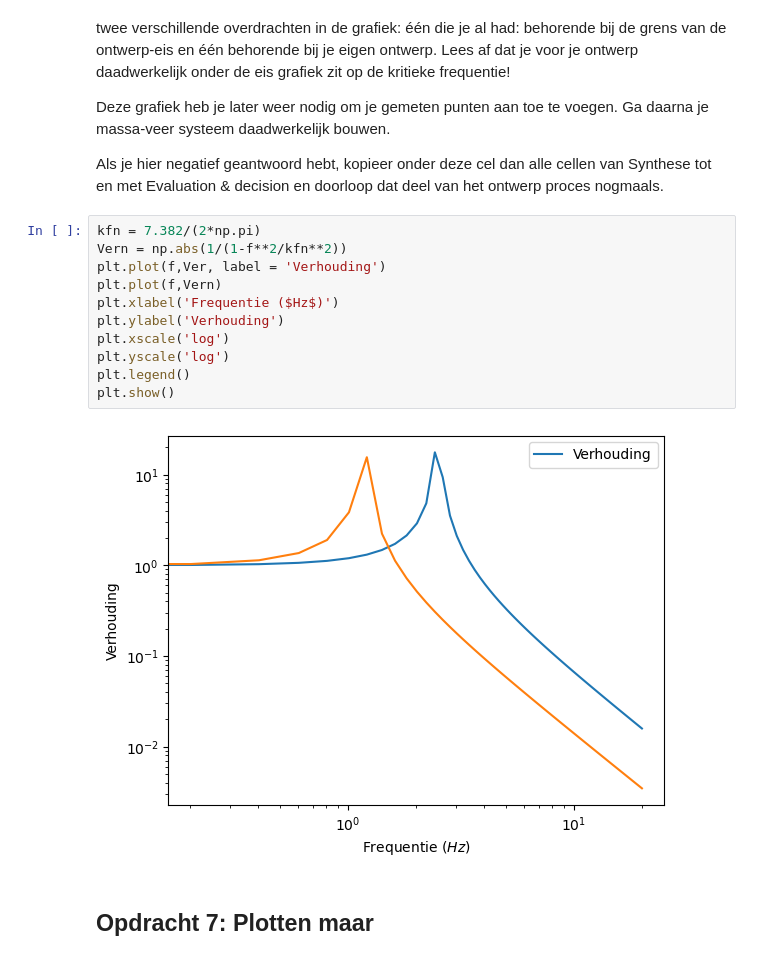
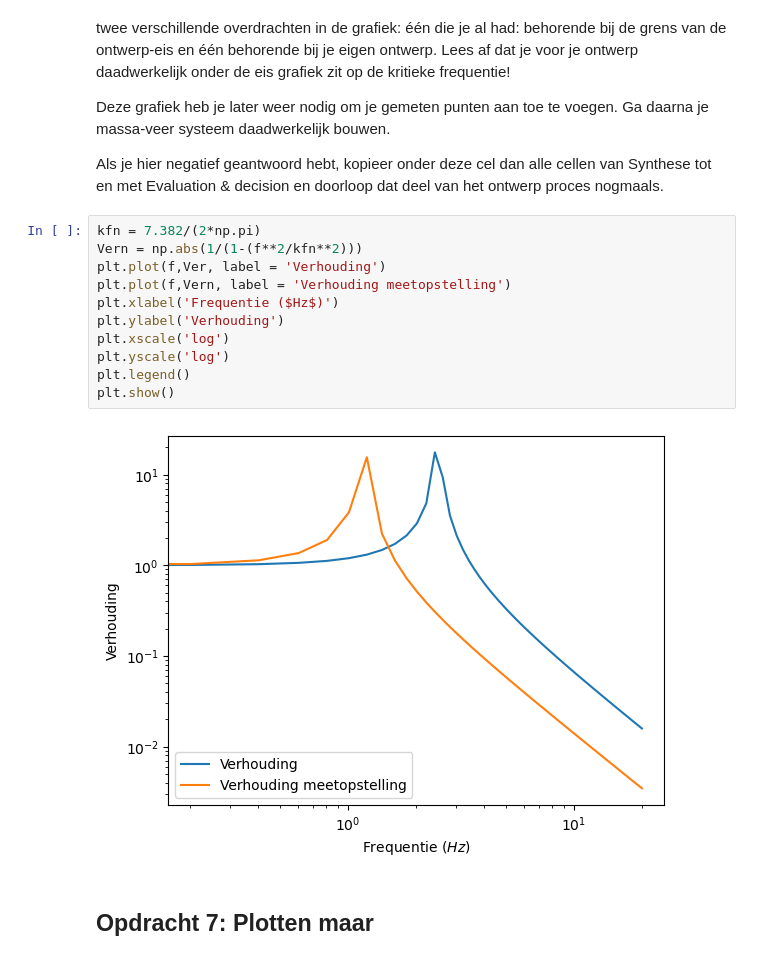
Before and after one commit to Fynn-Vrolijk123/DEF-D-Fynn-Vrolijk, a Jupyter notebook: FysiekeOntwerpopdrachten/5MaakEenOpstellingTrillingsvrij/Ontwerpopdracht5MaakEenOpstellingTrillingsvrijInvulTemplate.ipynb, the cells around one changed output. Cells and saved outputs as stored; diff of their text form.

```diff
--- a/FysiekeOntwerpopdrachten/5MaakEenOpstellingTrillingsvrij/Ontwerpopdracht5MaakEenOpstellingTrillingsvrijInvulTemplate.ipynb
+++ b/FysiekeOntwerpopdrachten/5MaakEenOpstellingTrillingsvrij/Ontwerpopdracht5MaakEenOpstellingTrillingsvrijInvulTemplate.ipynb
@@ -143,17 +143,17 @@ Deze grafiek heb je later weer nodig om je gemeten punten aan toe te voegen. Ga
 Als je hier negatief geantwoord hebt, kopieer onder deze cel dan alle cellen van Synthese tot en met Evaluation & decision en doorloop dat deel van het ontwerp proces nogmaals.
 # %%
 kfn = 7.382/(2*np.pi)
-Vern = np.abs(1/(1-f**2/kfn**2))
+Vern = np.abs(1/(1-(f**2/kfn**2)))
 plt.plot(f,Ver, label = 'Verhouding')
-plt.plot(f,Vern)
+plt.plot(f,Vern, label = 'Verhouding meetopstelling')
 plt.xlabel('Frequentie ($Hz$)')
 plt.ylabel('Verhouding')
 plt.xscale('log')
 plt.yscale('log')
 plt.legend()
 plt.show()
 # %% [output]
-[figure, old version]
+[figure, new version]
 # %% [markdown]
 ## Opdracht 7: Plotten maar
 # %%
```
Also changed, not shown: parts of 13 cells of this notebook, 3 other files.
